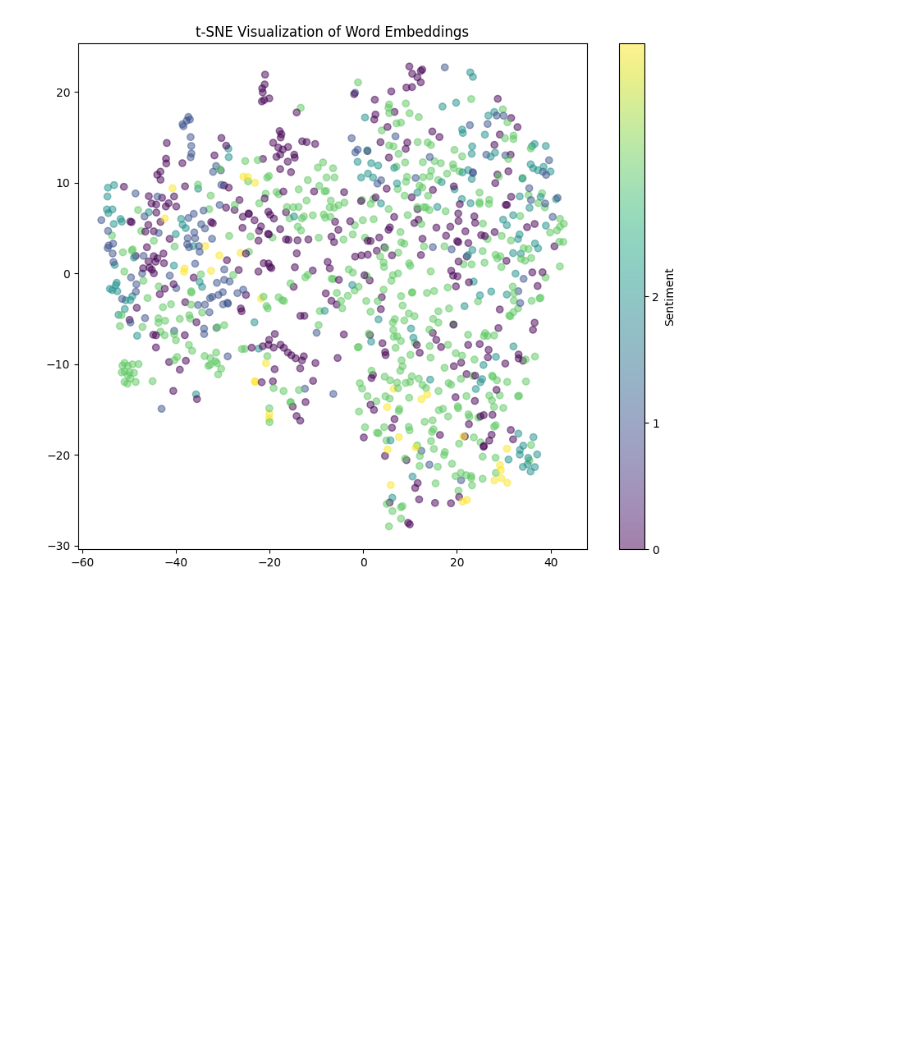
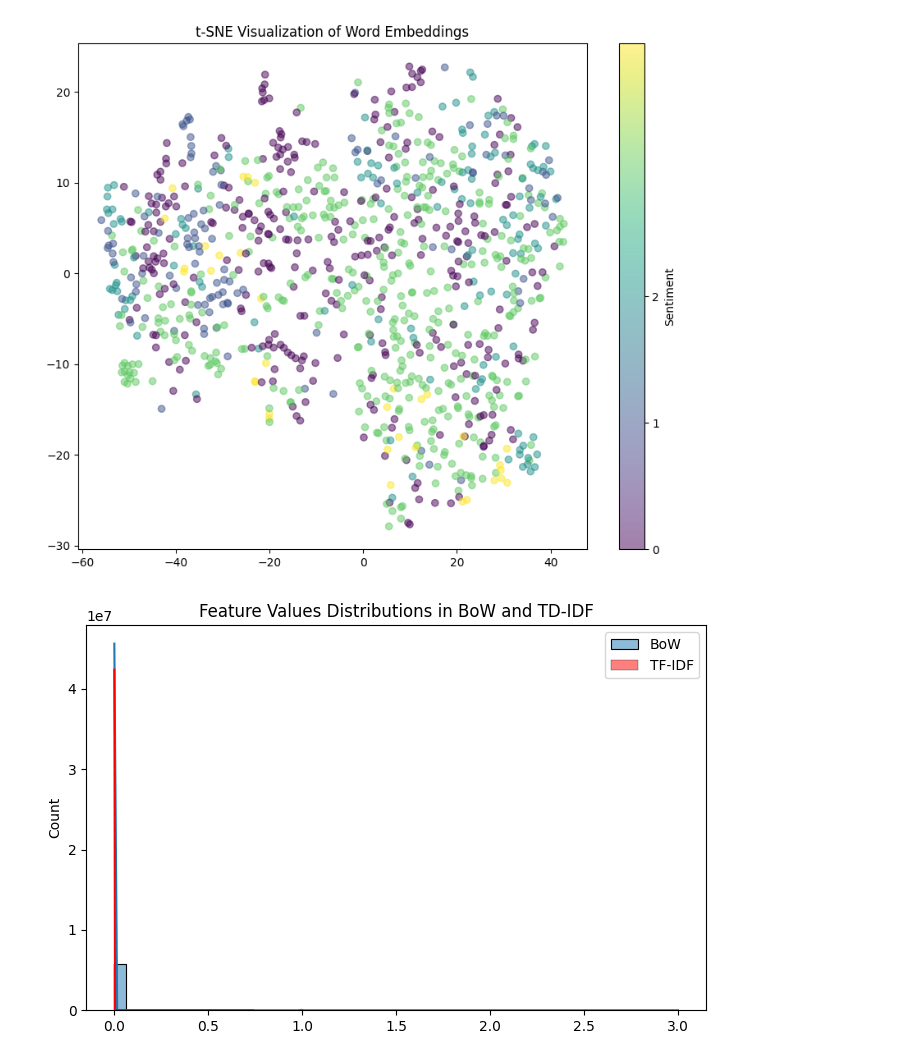
Before and after one commit to RafaParkoureiro/Emotionverse, a Jupyter notebook: ExtractedFeaturesEDA.ipynb, the cells around one changed output. Drawn from its saved outputs; the diff is of its cells as text; code cells hidden in the pictures; blank space fills up the shorter version.

```diff
--- a/ExtractedFeaturesEDA.ipynb
+++ b/ExtractedFeaturesEDA.ipynb
@@ -65,3 +65,13 @@ plt.title("t-SNE Visualization of Word Embeddings")
 plt.show()
 # %% [output]
 [figure]
+# %%
+# Density of the Features
+plt.figure(figsize=(8, 5))
+sns.histplot(X_bow.toarray().flatten(), bins=50, kde=True, label='BoW')
+sns.histplot(X_tfidf.toarray().flatten(), bins=50, kde=True, label='TF-IDF', color='red')
+plt.title("Feature Values Distributions in BoW and TD-IDF")
+plt.legend()
+plt.show()
+# %% [output]
+[figure, added]
```
Also changed, not shown: parts of 3 cells of this notebook.
